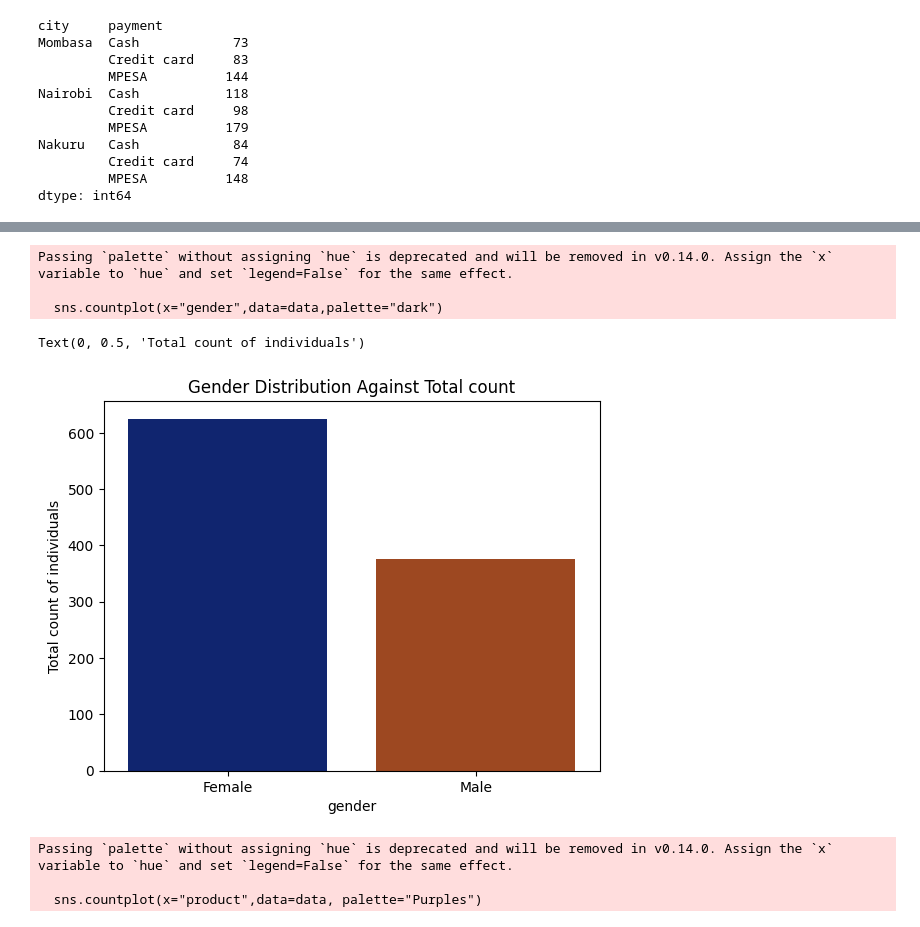
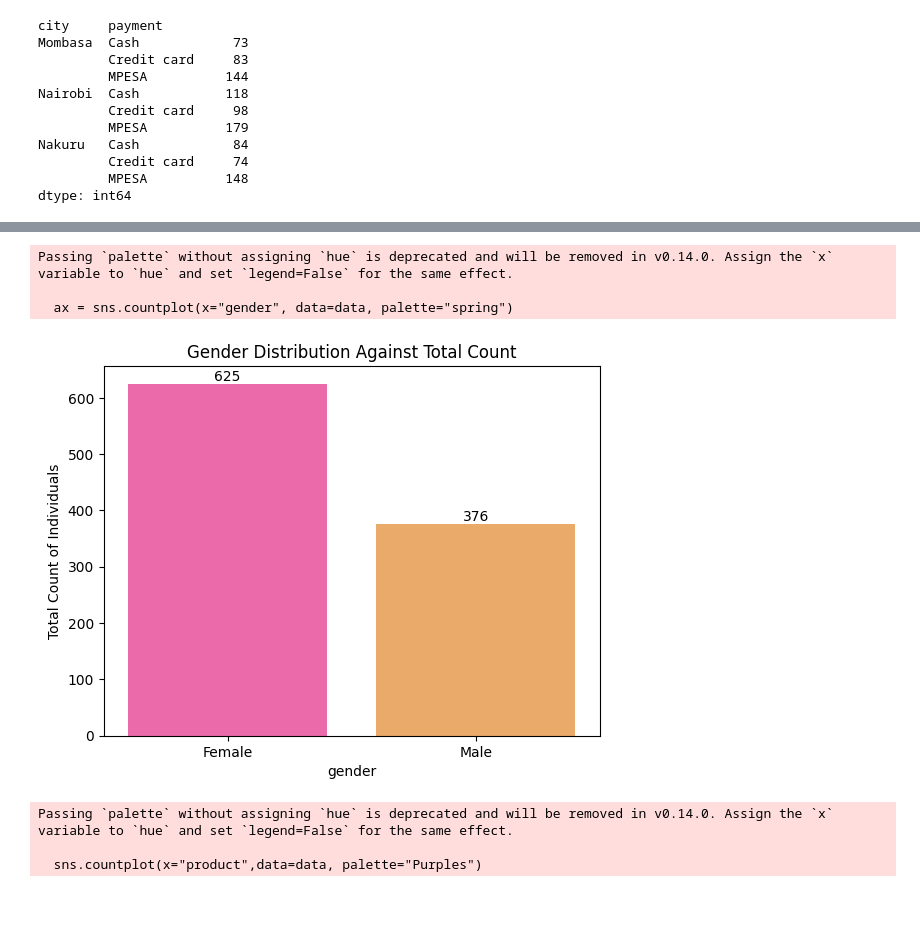
Before and after one commit to waduamani-coder/datascience, a Jupyter notebook: eda.ipynb, the cells around one changed output, grey strips where cells are left out. Cells and saved outputs as stored; diff of their text form; code cells hidden in the pictures.

```diff
--- a/eda.ipynb
+++ b/eda.ipynb
@@ -81,14 +79,21 @@ Matplotlib is building the font cache; this may take a moment.
 # %%
 # Below is a count plot showing the distribution of males to females
-sns.countplot(x="gender",data=data,palette="dark")
-plt.title("Gender Distribution Against Total count")
-plt.ylabel("Total count of individuals")
+import seaborn as sns
+import matplotlib.pyplot as plt
+# 1. Create the plot and assign it to 'ax'
+ax = sns.countplot(x="gender", data=data, palette="spring")
+# 2. Add labels to each bar container
+for container in ax.containers:
+    ax.bar_label(container)
+# 3. Rest of your formatting
+plt.title("Gender Distribution Against Total Count")
+plt.ylabel("Total Count of Individuals")
+plt.show()
 # %% [output]
 Passing `palette` without assigning `hue` is deprecated and will be removed in v0.14.0. Assign the `x` variable to `hue` and set `legend=False` for the same effect.
 
-  sns.countplot(x="gender",data=data,palette="dark")
+  ax = sns.countplot(x="gender", data=data, palette="spring")
-Text(0, 0.5, 'Total count of individuals')
-[figure, old version]
+[figure, new version]
 # %%
 # create a count plot of product
 # Which product category appears the most?
```
Also changed, not shown: parts of 1 cell of this notebook, 1 other file.
